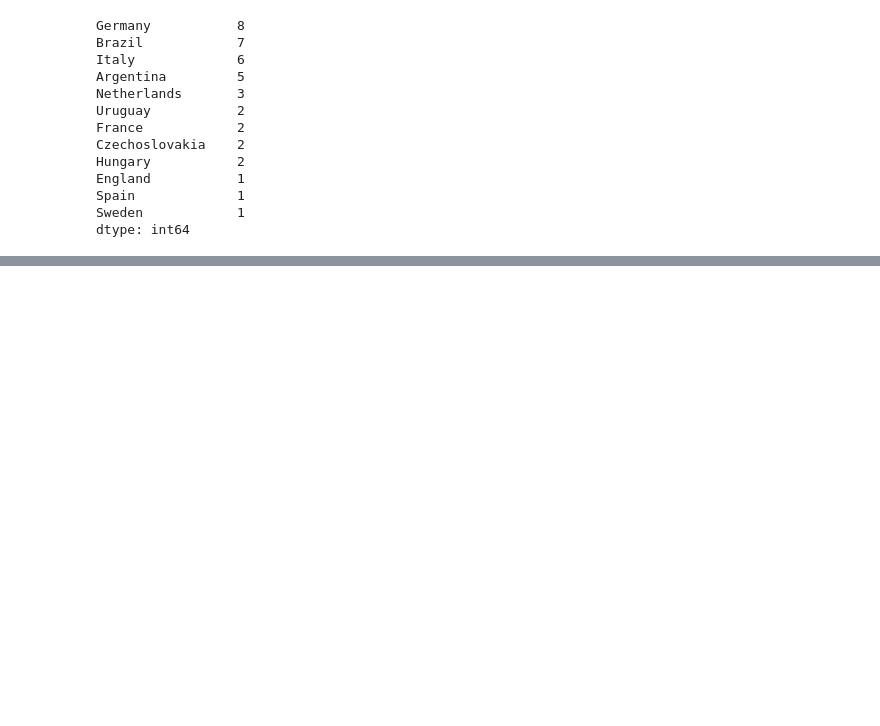
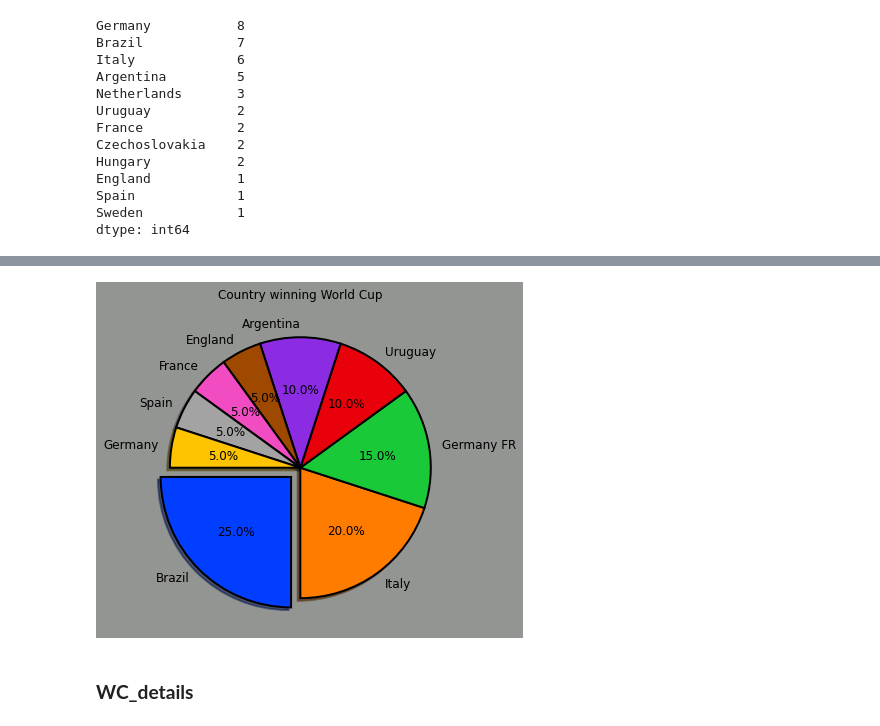
Before and after one commit to Heisnamba/Potfolio, a Jupyter notebook: FIFA_WC_.ipynb, the cells around one changed output, grey strips where cells are left out. Drawn from its saved outputs; the diff is of its cells as text; code cells hidden in the pictures; blank space fills up the shorter version.

```diff
--- a/FIFA_WC_.ipynb
+++ b/FIFA_WC_.ipynb
@@ -358,0 +630,14 @@ dtype: int64
+# %%
+figure = plt.figure(figsize = (12,6))
+figure.set_facecolor('#929591') # Change the background color
+plt.pie(total_win, labels = total_win.index, explode = [0.1, 0, 0, 0, 0, 0, 0, 0, 0] #0.1 determinies the explode distance
+       , colors = sns.color_palette('bright'), autopct = '%0.1f%%'
+       , shadow = True ,startangle = 180
+       , textprops = {'fontsize':12}
+       , wedgeprops = {'linewidth':2,'width':1,'edgecolor':'k'})  # try changing the width to 0.5
+plt.title('Country winning World Cup')
+plt.show()
+# %% [output]
+[figure, added]
+# %% [markdown]
+### **WC_details**
```
Also changed, not shown: parts of 56 cells of this notebook.
